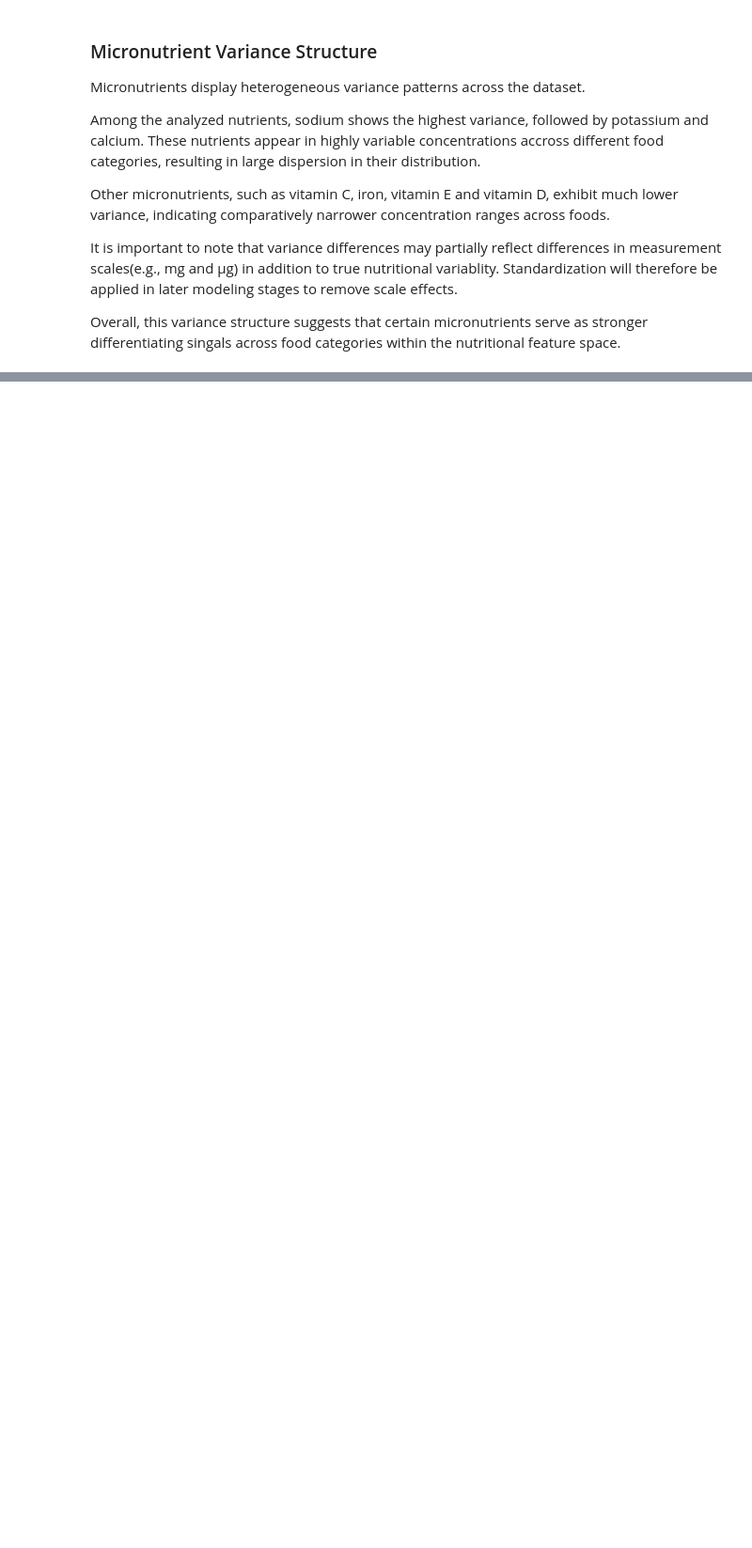
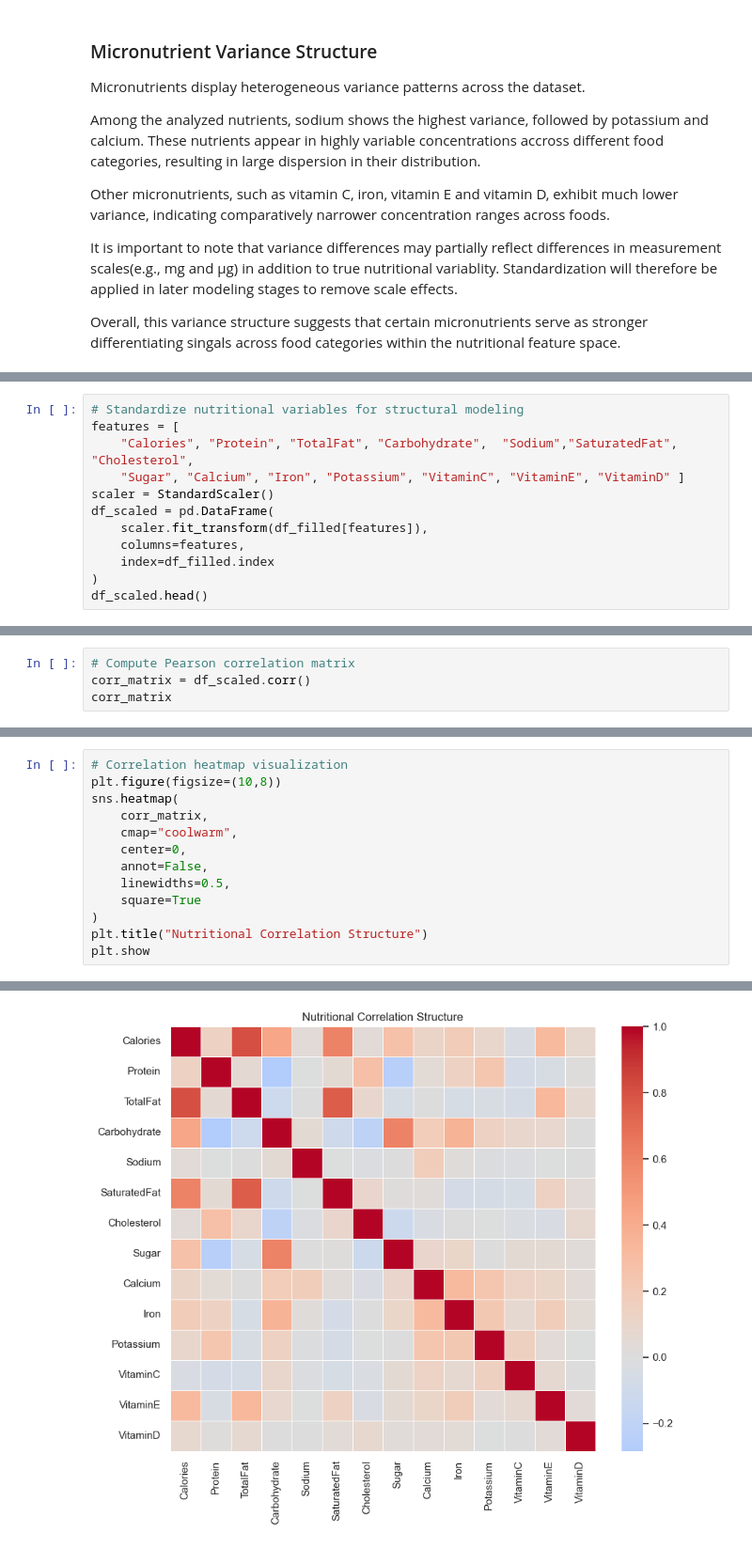
Before and after one commit to lasombra7/macro-density-analysis, a Jupyter notebook: notebooks/macro-density-analysis.ipynb, the cells around one changed output, grey strips where cells are left out. Shown at 94% size. Cells and saved outputs as stored; diff of their text form; blank space fills up the shorter version.

```diff
--- a/notebooks/macro-density-analysis.ipynb
+++ b/notebooks/macro-density-analysis.ipynb
@@ -503,0 +500,12 @@ Overall, this variance structure suggests that certain micronutrients serve as s
+# %%
+# Standardize nutritional variables for structural modeling
+features = [
+    "Calories", "Protein", "TotalFat", "Carbohydrate",  "Sodium","SaturatedFat", "Cholesterol",
+    "Sugar", "Calcium", "Iron", "Potassium", "VitaminC", "VitaminE", "VitaminD" ]
+scaler = StandardScaler()
+df_scaled = pd.DataFrame(
+    scaler.fit_transform(df_filled[features]),
+    columns=features,
+    index=df_filled.index
+)
+df_scaled.head()
@@ -503,0 +538,4 @@ Overall, this variance structure suggests that certain micronutrients serve as s
+# %%
+# Compute Pearson correlation matrix
+corr_matrix = df_scaled.corr()
+corr_matrix
@@ -503,0 +558,14 @@ Overall, this variance structure suggests that certain micronutrients serve as s
+# %%
+# Correlation heatmap visualization
+plt.figure(figsize=(10,8))
+sns.heatmap(
+    corr_matrix,
+    cmap="coolwarm",
+    center=0,
+    annot=False,
+    linewidths=0.5,
+    square=True
+)
+plt.title("Nutritional Correlation Structure")
+plt.show
+# %% [output]
@@ -503,0 +573 @@ Overall, this variance structure suggests that certain micronutrients serve as s
+[figure, added]
```
Also changed, not shown: parts of 20 cells of this notebook.
